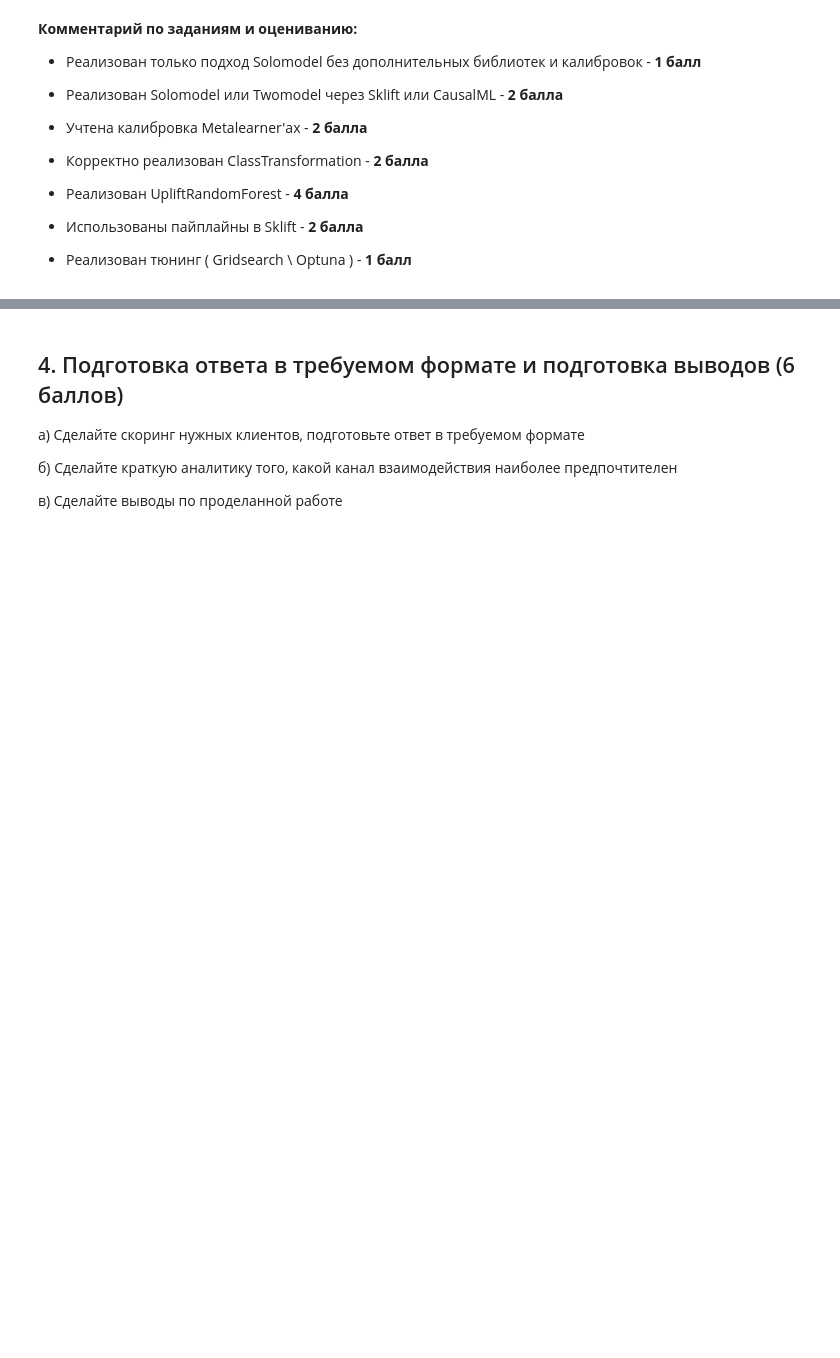
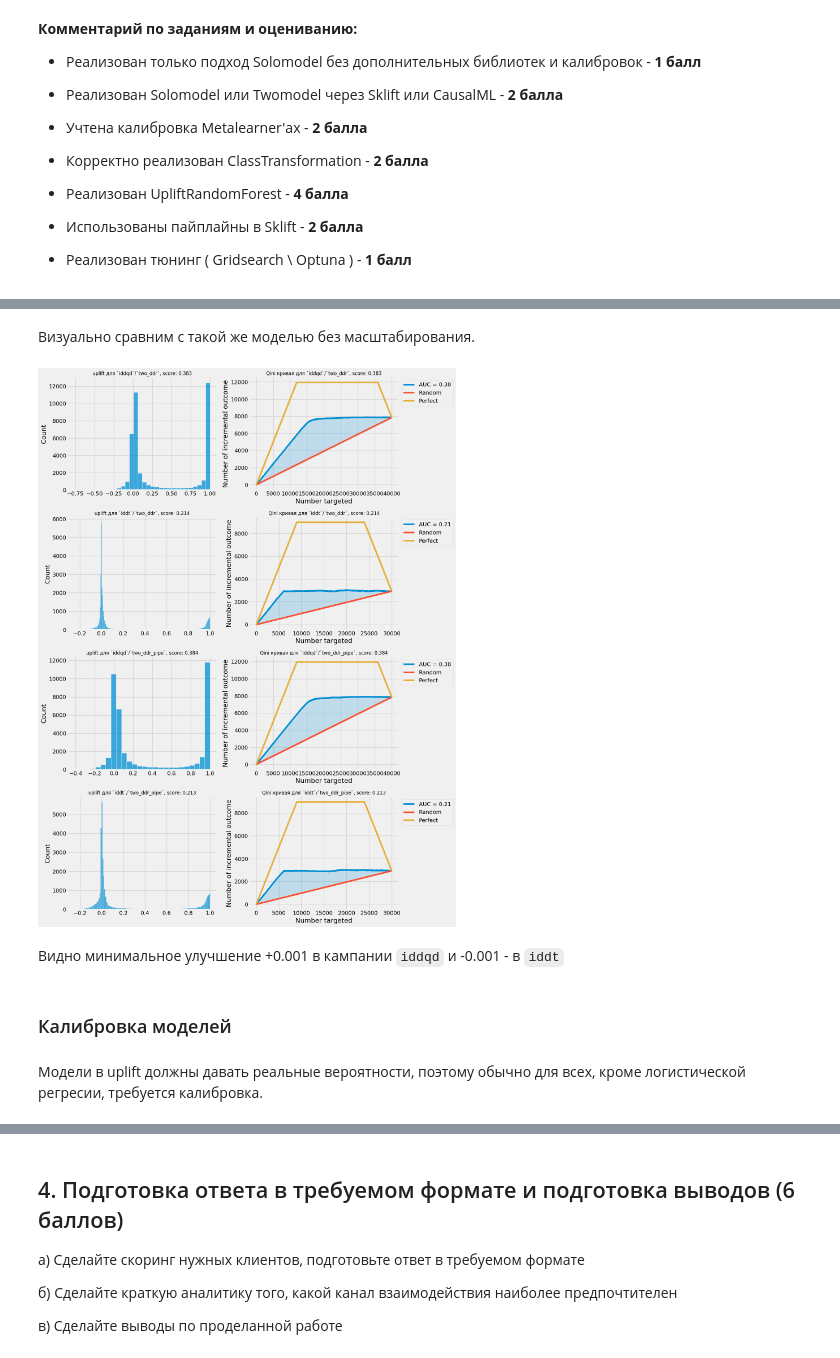
Before and after one commit to psaw/hse-ai24-ml, a Jupyter notebook: hw-6/AI_HW6_uplift.ipynb, the cells around one changed output, grey strips where cells are left out. Cells and saved outputs as stored; diff of their text form; code cells hidden in the pictures; blank space fills up the shorter version.

```diff
--- a/hw-6/AI_HW6_uplift.ipynb
+++ b/hw-6/AI_HW6_uplift.ipynb
@@ -903,0 +1212,21 @@ iddt: Топ-5 комбинаций признак-бин с наибольши
+# %%
+_model = Pipeline(steps=[
+        ('scaler', MinMaxScaler()),
+        # добавил к классу метод "получить estimator", чтобы можно было использовать в пайплайне
+        ('model_uplift', TwoModelUplift(method='ddr_control').get_estimator())
+    ])
+
+train_pred_score_uplift(_model, 'two_ddr_pipe', models_data,  uplifts, uplift_metrics, treatment_param=True)
+# %% [markdown]
+Визуально сравним с такой же моделью без масштабирования.
+# %%
+# Вызываем функцию для визуализации
+visualize_uplift_histograms(uplifts, models_data, uplift_metrics, ['two_ddr', 'two_ddr_pipe'])
+# %% [output]
+[figure, added]
+# %% [markdown]
+Видно минимальное улучшение +0.001 в кампании `iddqd` и -0.001 - в `iddt`
+# %% [markdown]
+### Калибровка моделей
+# %% [markdown]
+Модели в uplift должны давать реальные вероятности, поэтому обычно для всех, кроме логистической регресии, требуется калибровка.
```
Also changed, not shown: parts of 62 cells of this notebook.
